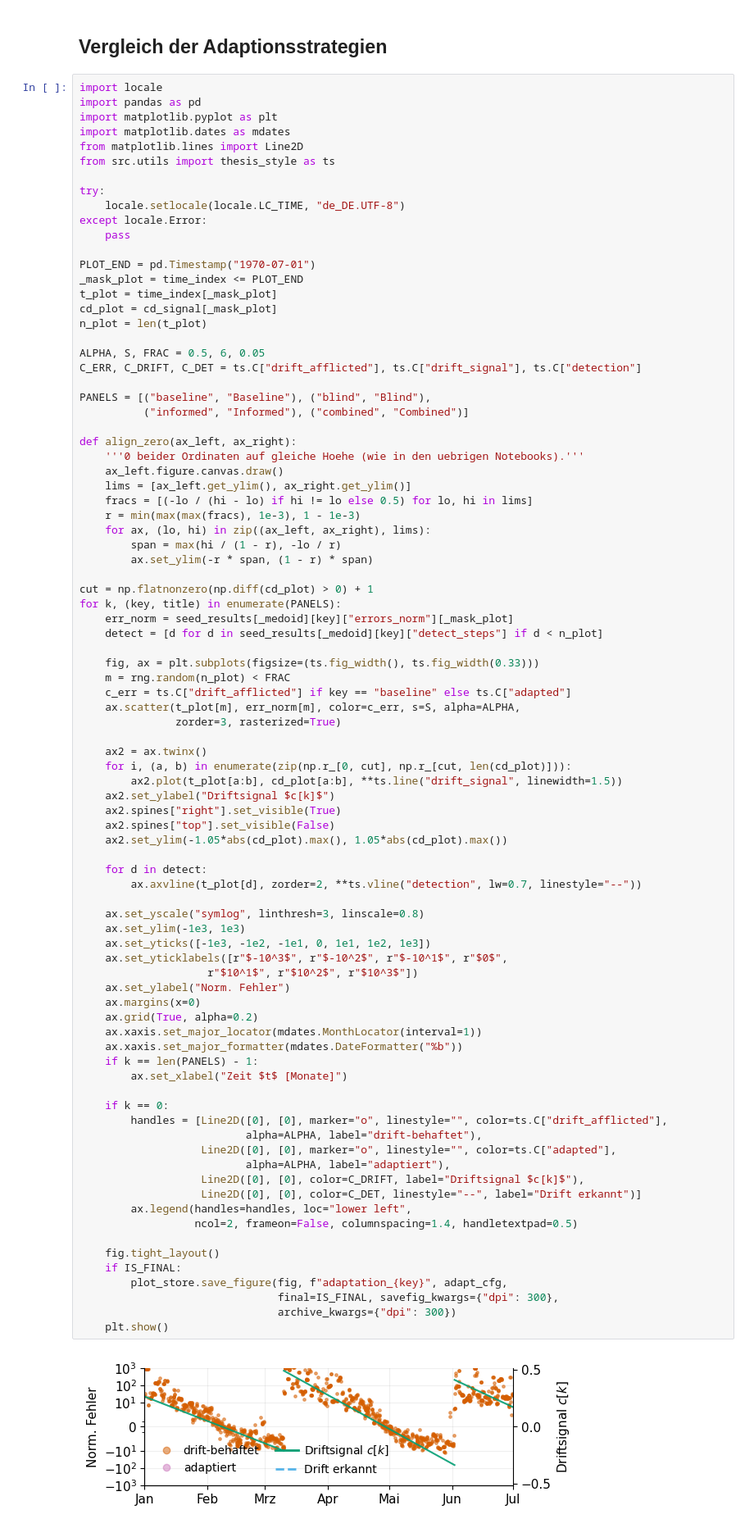
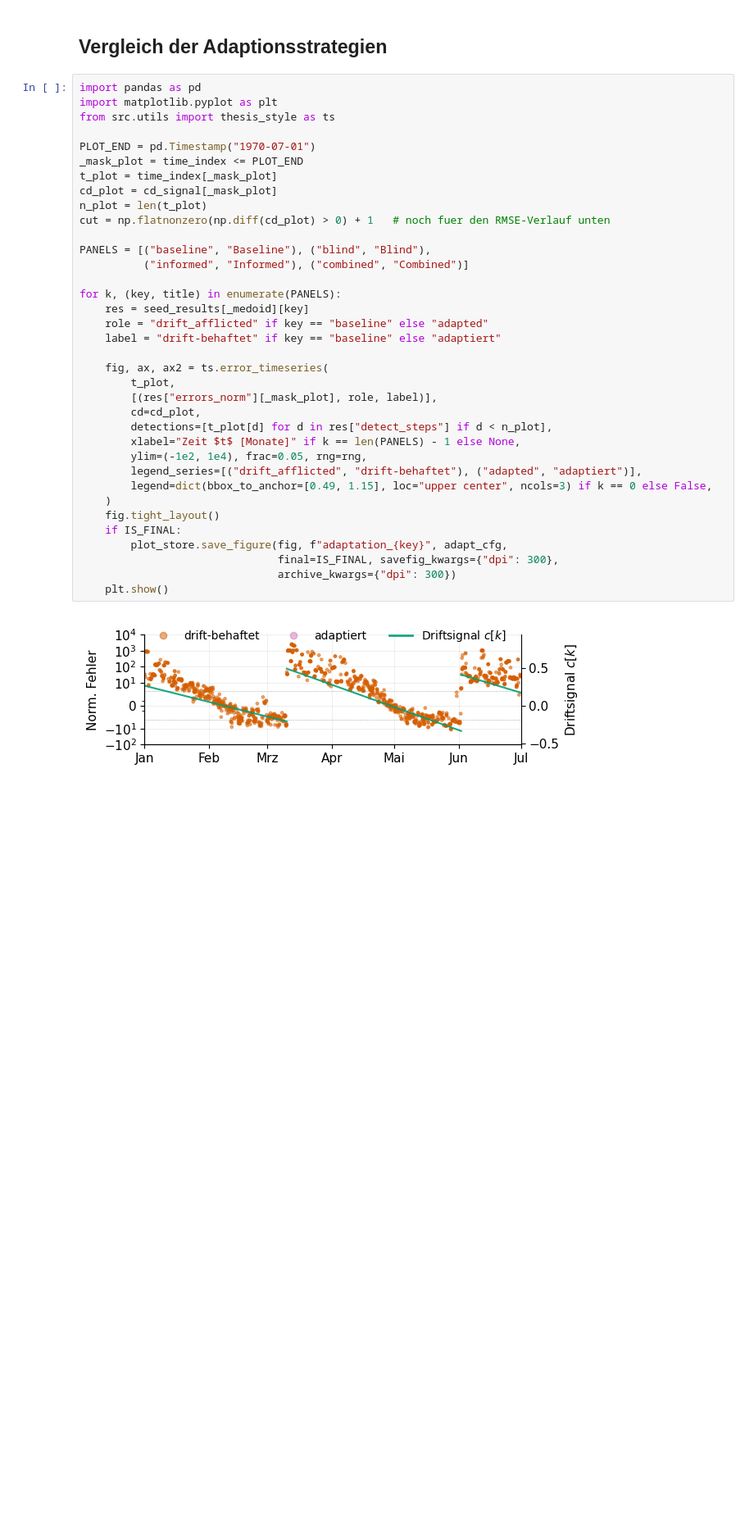
Before and after one commit to marijan-p/process_optimization_concept_drift, a Jupyter notebook: ipynb/synthetic_data/syn_adaptation.ipynb, the cells around one changed output. Shown at 82% size. Saved outputs shown, nothing was run; the diff lists cells and outputs as text; blank space fills up the shorter version.

```diff
--- a/ipynb/synthetic_data/syn_adaptation.ipynb
+++ b/ipynb/synthetic_data/syn_adaptation.ipynb
@@ -450,90 +450,40 @@ Repraesentativer (Medoid-)Seed: 777  (von 50 Seeds)
 # %% [markdown]
 ## Vergleich der Adaptionsstrategien
 # %%
-import locale
 import pandas as pd
 import matplotlib.pyplot as plt
-import matplotlib.dates as mdates
-from matplotlib.lines import Line2D
 from src.utils import thesis_style as ts
-
-try:
-    locale.setlocale(locale.LC_TIME, "de_DE.UTF-8")
-except locale.Error:
-    pass
 
 PLOT_END = pd.Timestamp("1970-07-01")
 _mask_plot = time_index <= PLOT_END
 t_plot = time_index[_mask_plot]
 cd_plot = cd_signal[_mask_plot]
 n_plot = len(t_plot)
-
-ALPHA, S, FRAC = 0.5, 6, 0.05
-C_ERR, C_DRIFT, C_DET = ts.C["drift_afflicted"], ts.C["drift_signal"], ts.C["detection"]
+cut = np.flatnonzero(np.diff(cd_plot) > 0) + 1   # noch fuer den RMSE-Verlauf unten
 
 PANELS = [("baseline", "Baseline"), ("blind", "Blind"),
           ("informed", "Informed"), ("combined", "Combined")]
 
-def align_zero(ax_left, ax_right):
-    '''0 beider Ordinaten auf gleiche Hoehe (wie in den uebrigen Notebooks).'''
-    ax_left.figure.canvas.draw()
-    lims = [ax_left.get_ylim(), ax_right.get_ylim()]
-    fracs = [(-lo / (hi - lo) if hi != lo else 0.5) for lo, hi in lims]
-    r = min(max(max(fracs), 1e-3), 1 - 1e-3)
-    for ax, (lo, hi) in zip((ax_left, ax_right), lims):
-        span = max(hi / (1 - r), -lo / r)
-        ax.set_ylim(-r * span, (1 - r) * span)
+for k, (key, title) in enumerate(PANELS):
+    res = seed_results[_medoid][key]
+    role = "drift_afflicted" if key == "baseline" else "adapted"
+    label = "drift-behaftet" if key == "baseline" else "adaptiert"
 
-cut = np.flatnonzero(np.diff(cd_plot) > 0) + 1
-for k, (key, title) in enumerate(PANELS):
-    err_norm = seed_results[_medoid][key]["errors_norm"][_mask_plot]
-    detect = [d for d in seed_results[_medoid][key]["detect_steps"] if d < n_plot]
-
-    fig, ax = plt.subplots(figsize=(ts.fig_width(), ts.fig_width(0.33)))
-    m = rng.random(n_plot) < FRAC
-    c_err = ts.C["drift_afflicted"] if key == "baseline" else ts.C["adapted"]
-    ax.scatter(t_plot[m], err_norm[m], color=c_err, s=S, alpha=ALPHA,
-               zorder=3, rasterized=True)
-
-    ax2 = ax.twinx()
-    for i, (a, b) in enumerate(zip(np.r_[0, cut], np.r_[cut, len(cd_plot)])):
-        ax2.plot(t_plot[a:b], cd_plot[a:b], **ts.line("drift_signal", linewidth=1.5))
-    ax2.set_ylabel("Driftsignal $c[k]$")
-    ax2.spines["right"].set_visible(True)
-    ax2.spines["top"].set_visible(False)
-    ax2.set_ylim(-1.05*abs(cd_plot).max(), 1.05*abs(cd_plot).max())
-
-    for d in detect:
-        ax.axvline(t_plot[d], zorder=2, **ts.vline("detection", lw=0.7, linestyle="--"))
-
-    ax.set_yscale("symlog", linthresh=3, linscale=0.8)
-    ax.set_ylim(-1e3, 1e3)
-    ax.set_yticks([-1e3, -1e2, -1e1, 0, 1e1, 1e2, 1e3])
-    ax.set_yticklabels([r"$-10^3$", r"$-10^2$", r"$-10^1$", r"$0$",
-                    r"$10^1$", r"$10^2$", r"$10^3$"])
-    ax.set_ylabel("Norm. Fehler")
-    ax.margins(x=0)
-    ax.grid(True, alpha=0.2)
-    ax.xaxis.set_major_locator(mdates.MonthLocator(interval=1))
-    ax.xaxis.set_major_formatter(mdates.DateFormatter("%b"))
-    if k == len(PANELS) - 1:
-        ax.set_xlabel("Zeit $t$ [Monate]")
-
-    if k == 0:
-        handles = [Line2D([0], [0], marker="o", linestyle="", color=ts.C["drift_afflicted"],
-                          alpha=ALPHA, label="drift-behaftet"),
-                   Line2D([0], [0], marker="o", linestyle="", color=ts.C["adapted"],
-                          alpha=ALPHA, label="adaptiert"),
-                   Line2D([0], [0], color=C_DRIFT, label="Driftsignal $c[k]$"),
-                   Line2D([0], [0], color=C_DET, linestyle="--", label="Drift erkannt")]
-        ax.legend(handles=handles, loc="lower left",
-                  ncol=2, frameon=False, columnspacing=1.4, handletextpad=0.5)
-
+    fig, ax, ax2 = ts.error_timeseries(
+        t_plot,
+        [(res["errors_norm"][_mask_plot], role, label)],
+        cd=cd_plot,
+        detections=[t_plot[d] for d in res["detect_steps"] if d < n_plot],
+        xlabel="Zeit $t$ [Monate]" if k == len(PANELS) - 1 else None,
+        ylim=(-1e2, 1e4), frac=0.05, rng=rng,
+        legend_series=[("drift_afflicted", "drift-behaftet"), ("adapted", "adaptiert")],
+        legend=dict(bbox_to_anchor=[0.49, 1.15], loc="upper center", ncols=3) if k == 0 else False,
+    )
     fig.tight_layout()
     if IS_FINAL:
         plot_store.save_figure(fig, f"adaptation_{key}", adapt_cfg,
                                final=IS_FINAL, savefig_kwargs={"dpi": 300},
                                archive_kwargs={"dpi": 300})
     plt.show()
 # %% [output]
-[figure, old version]
+[figure, new version]
```
Also changed, not shown: parts of 2 cells of this notebook, 5 other files.
